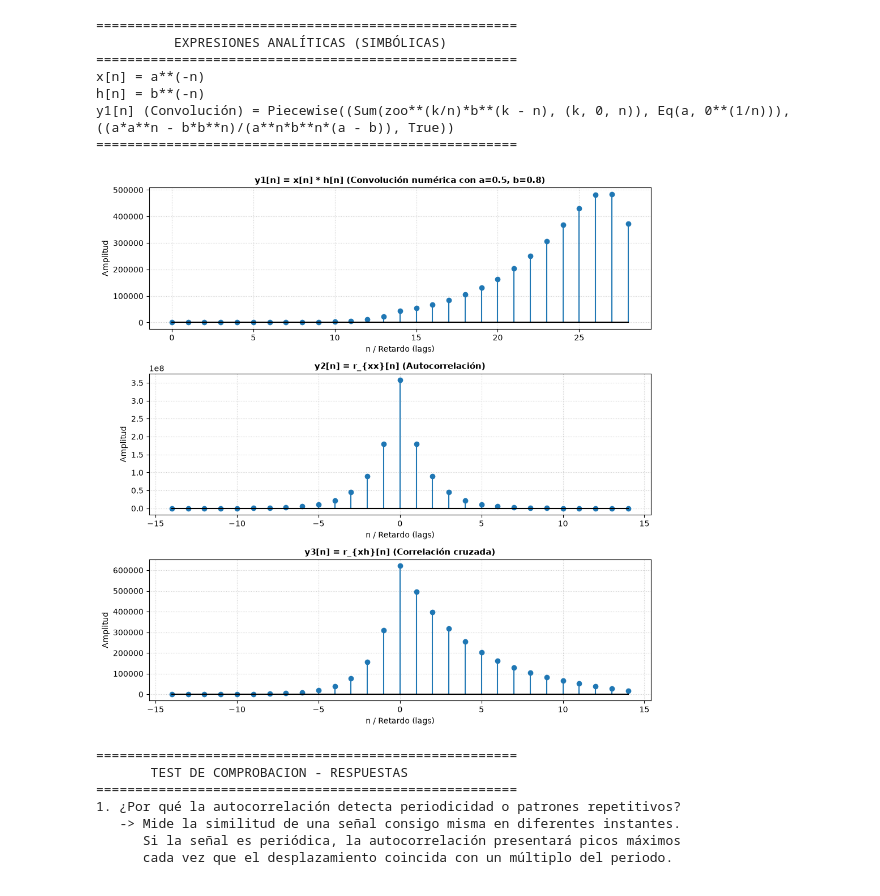
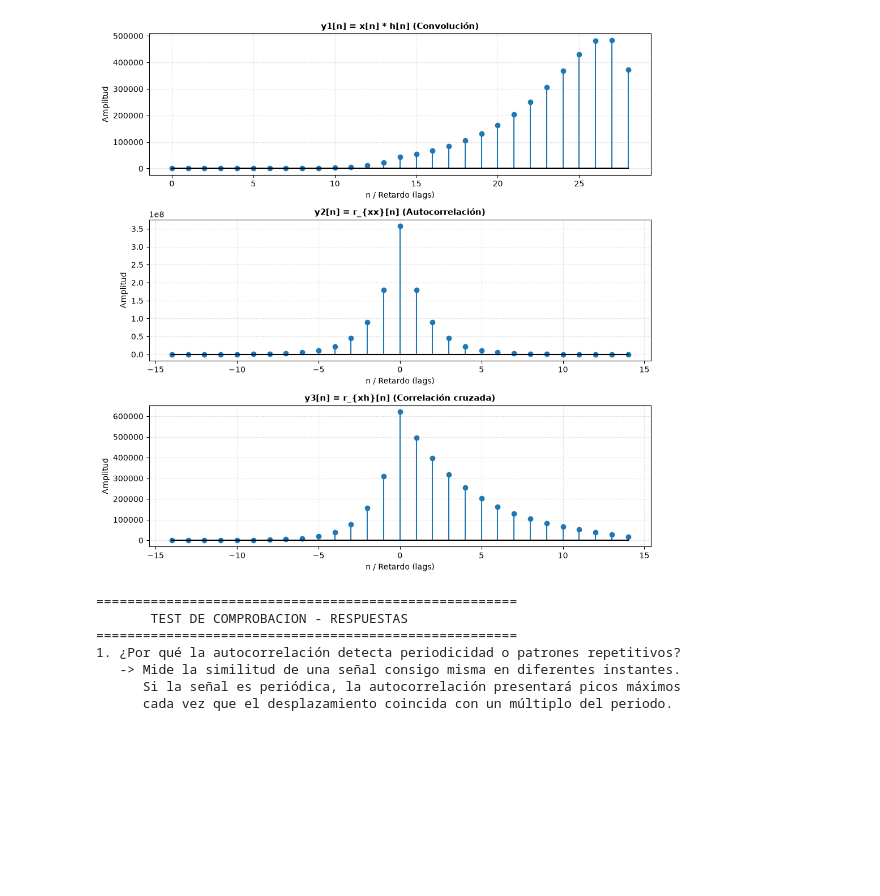
Before and after one commit to JulioOZ-cmyk/Procesamiento-de-senales, a Jupyter notebook: notebooks/Lab2.ipynb, the cells around one changed output. Saved outputs shown, nothing was run; the diff lists cells and outputs as text; code cells hidden in the pictures; blank space fills up the shorter version.

```diff
--- a/notebooks/Lab2.ipynb
+++ b/notebooks/Lab2.ipynb
@@ -200,75 +157,51 @@ plt.show()
 # %%
 import matplotlib.pyplot as plt
 import numpy as np
-import sympy as sp
 
-n, a, b, k = sp.symbols('n a b k', integer=True)
-
-x_sym = a ** (-n)
-h_sym = b ** (-n)
-
-print('======================================================')
-print('          EXPRESIONES ANALÍTICAS (SIMBÓLICAS)         ')
-print('======================================================')
-print(f'x[n] = {x_sym}')
-print(f'h[n] = {h_sym}')
-
-term = (a ** (-k)) * (b ** (-(n - k)))
-y1_sym = sp.summation(term, (k, 0, n))
-print(f'y1[n] (Convolución) = {y1_sym}')
-print('======================================================\n')
-
-val_a = 0.5
-val_b = 0.8
+a = 0.5
+b = 0.8
 
 n_range = np.arange(0, 15)
 lags = np.arange(-(len(n_range) - 1), len(n_range))
 
 
-def x_num(n_vals):
-  return (val_a ** (-n_vals)) * (n_vals >= 0).astype(float)
+def x_sig(n):
+  return (a ** (-n)) * (n >= 0).astype(float)
 
+def h_sig(n):
+  return (b ** (-n)) * (n >= 0).astype(float)
 
-def h_num(n_vals):
-  return (val_b ** (-n_vals)) * (n_vals >= 0).astype(float)
-
-x = x_num(n_range)
-h = h_num(n_range)
+x = x_sig(n_range)
+h = h_sig(n_range)
 
 y1 = np.convolve(x, h, mode="full")
 n_y1 = np.arange(2 * n_range[0], 2 * n_range[0] + len(y1))
 
 y2 = np.correlate(x, x, mode="full")
+
 y3 = np.correlate(x, h, mode="full")
 
 fig, axes = plt.subplots(3, 1, figsize=(10, 10))
 
 titulos = [
-    r"y1[n] = x[n] * h[n] (Convolución numérica con a=0.5, b=0.8)",
+    r"y1[n] = x[n] * h[n] (Convolución)",
     r"y2[n] = r_{xx}[n] (Autocorrelación)",
     r"y3[n] = r_{xh}[n] (Correlación cruzada)",
 ]
 
 datos_grafica = [(n_y1, y1), (lags, y2), (lags, y3)]
 
 for ax, (n_dom, sig), title in zip(axes, datos_grafica, titulos):
   ax.stem(n_dom, sig, basefmt="k-")
   ax.set_title(title, fontsize=11, fontweight="bold")
   ax.set_xlabel("n / Retardo (lags)")
   ax.set_ylabel("Amplitud")
   ax.grid(True, linestyle=":", alpha=0.6)
 
 plt.tight_layout()
 plt.show()
 # %% [output]
-======================================================
-          EXPRESIONES ANALÍTICAS (SIMBÓLICAS)
-======================================================
-x[n] = a**(-n)
-h[n] = b**(-n)
-y1[n] (Convolución) = Piecewise((Sum(zoo**(k/n)*b**(k - n), (k, 0, n)), Eq(a, 0**(1/n))), ((a*a**n - b*b**n)/(a**n*b**n*(a - b)), True))
-======================================================
-[figure, old version]
+[figure, new version]
 # %%
 import matplotlib.pyplot as plt
 import numpy as np
```
Also changed, not shown: parts of 2 cells of this notebook.
